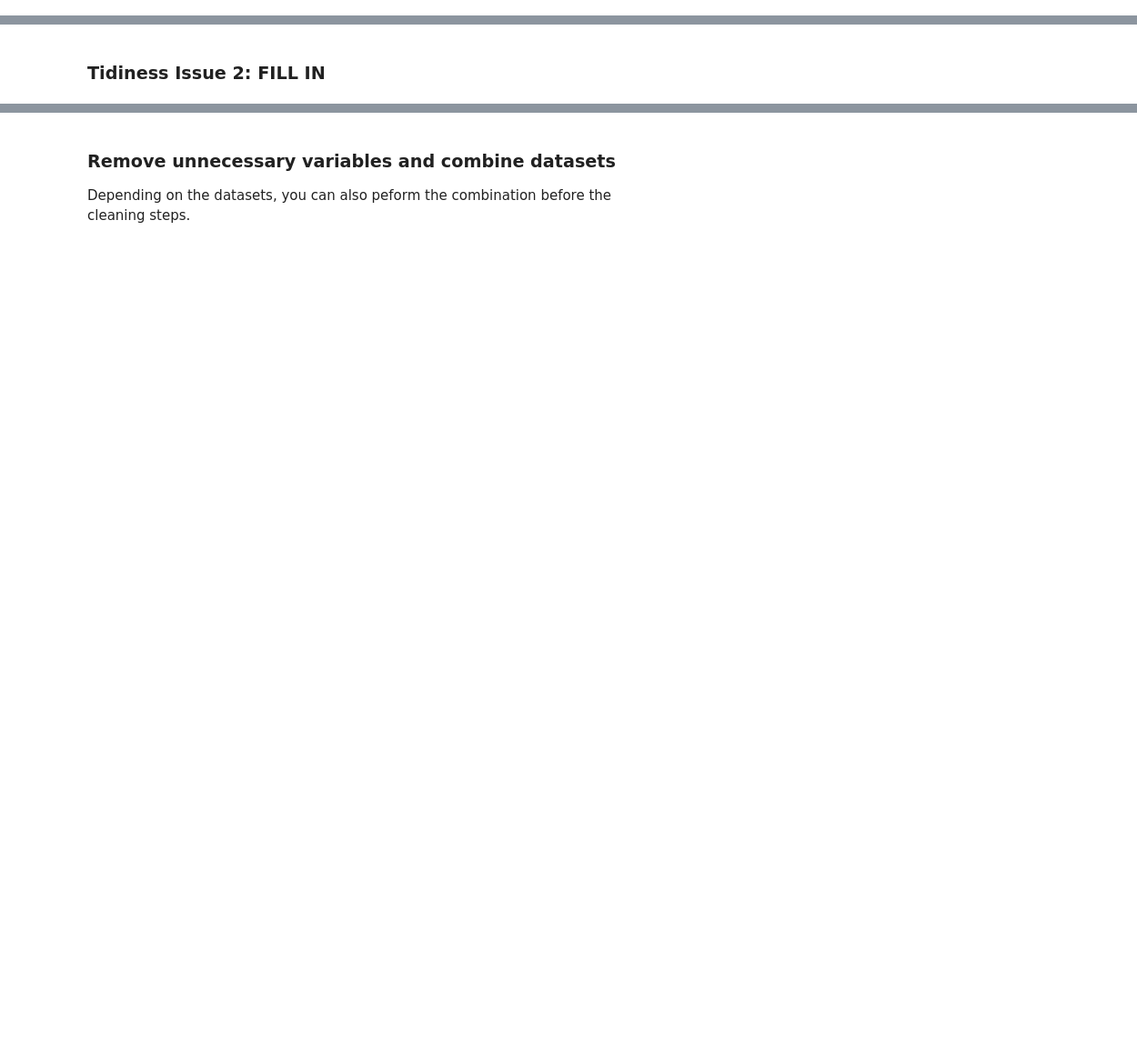
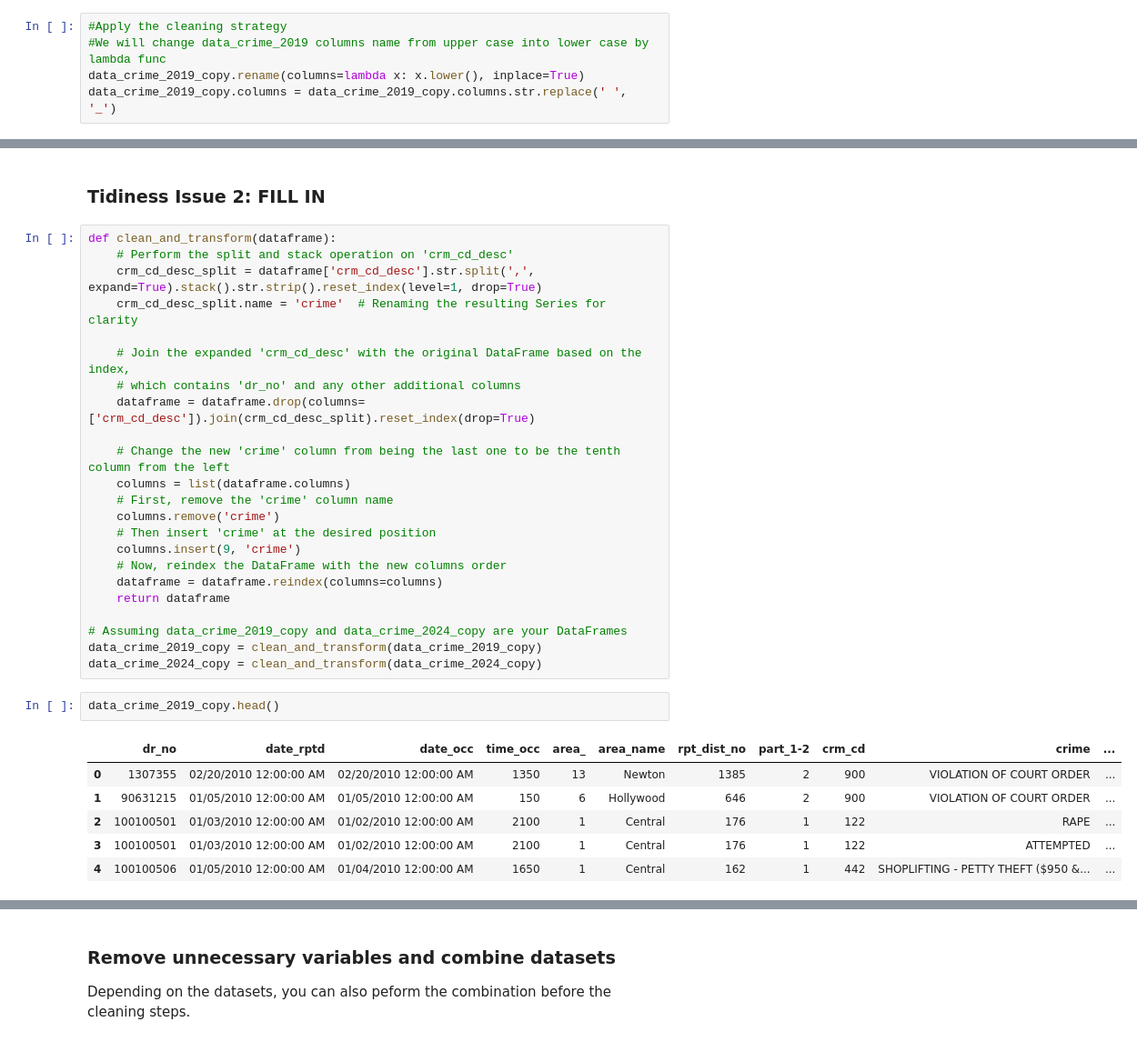
Before and after one commit to masiod/Fred_data, a Jupyter notebook: Data_Wrangling_Project_Starter.ipynb, the cells around one changed output, grey strips where cells are left out. Shown at 91% size. Cells and saved outputs as stored; diff of their text form; blank space fills up the shorter version.

```diff
--- a/Data_Wrangling_Project_Starter.ipynb
+++ b/Data_Wrangling_Project_Starter.ipynb
@@ -506 +491,6 @@ Justification:
+# %%
+#Apply the cleaning strategy
+#We will change data_crime_2019 columns name from upper case into lower case by lambda func
+data_crime_2019_copy.rename(columns=lambda x: x.lower(), inplace=True)
+data_crime_2019_copy.columns = data_crime_2019_copy.columns.str.replace(' ', '_')
 # %%
@@ -512,2 +517,34 @@ Justification: *FILL IN*
 # %% [markdown]
 ### **Tidiness Issue 2: FILL IN**
+# %%
+def clean_and_transform(dataframe):
+    # Perform the split and stack operation on 'crm_cd_desc'
+    crm_cd_desc_split = dataframe['crm_cd_desc'].str.split(',', expand=True).stack().str.strip().reset_index(level=1, drop=True)
+    crm_cd_desc_split.name = 'crime'  # Renaming the resulting Series for clarity
+
+    # Join the expanded 'crm_cd_desc' with the original DataFrame based on the index,
+    # which contains 'dr_no' and any other additional columns
+    dataframe = dataframe.drop(columns=['crm_cd_desc']).join(crm_cd_desc_split).reset_index(drop=True)
+
+    # Change the new 'crime' column from being the last one to be the tenth column from the left
+    columns = list(dataframe.columns)
+    # First, remove the 'crime' column name
+    columns.remove('crime')
+    # Then insert 'crime' at the desired position
+    columns.insert(9, 'crime')
+    # Now, reindex the DataFrame with the new columns order
+    dataframe = dataframe.reindex(columns=columns)
+    return dataframe
+
+# Assuming data_crime_2019_copy and data_crime_2024_copy are your DataFrames
+data_crime_2019_copy = clean_and_transform(data_crime_2019_copy)
+data_crime_2024_copy = clean_and_transform(data_crime_2024_copy)
+# %%
+data_crime_2019_copy.head()
+# %% [output]
+|  | dr_no | date_rptd | date_occ | time_occ | area_ | area_name | rpt_dist_no | part_1-2 | crm_cd | crime | ... |
+| 0 | 1307355 | 02/20/2010 12:00:00 AM | 02/20/2010 12:00:00 AM | 1350 | 13 | Newton | 1385 | 2 | 900 | VIOLATION OF COURT ORDER | ... |
+| 1 | 90631215 | 01/05/2010 12:00:00 AM | 01/05/2010 12:00:00 AM | 150 | 6 | Hollywood | 646 | 2 | 900 | VIOLATION OF COURT ORDER | ... |
+| 2 | 100100501 | 01/03/2010 12:00:00 AM | 01/02/2010 12:00:00 AM | 2100 | 1 | Central | 176 | 1 | 122 | RAPE | ... |
+| 3 | 100100501 | 01/03/2010 12:00:00 AM | 01/02/2010 12:00:00 AM | 2100 | 1 | Central | 176 | 1 | 122 | ATTEMPTED | ... |
+| 4 | 100100506 | 01/05/2010 12:00:00 AM | 01/04/2010 12:00:00 AM | 1650 | 1 | Central | 162 | 1 | 442 | SHOPLIFTING - PETTY THEFT ($950 &... | ... |
```
Also changed, not shown: parts of 36 cells of this notebook.
